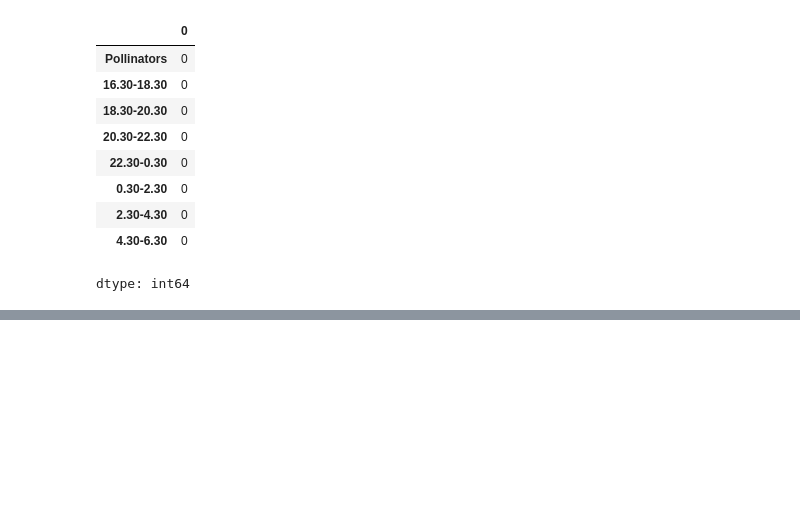
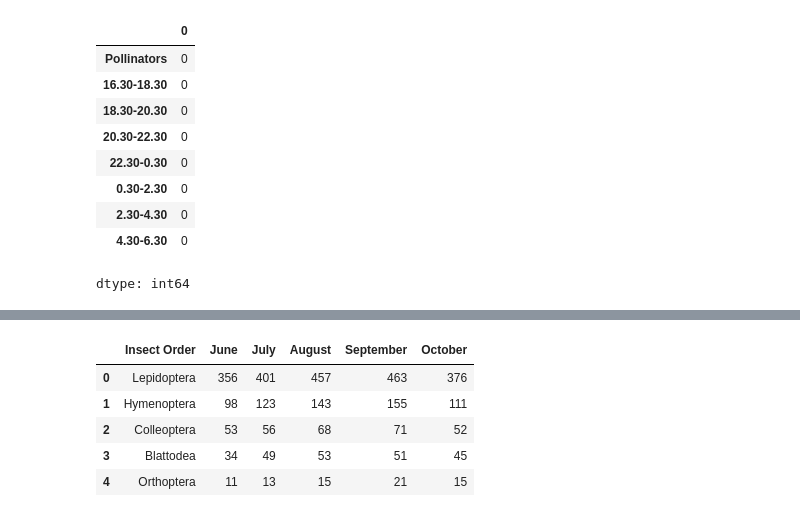
Before and after one commit to snehatanti/interns-code, a Jupyter notebook: binod_da_luffa.ipynb, the cells around one changed output, grey strips where cells are left out. Cells and saved outputs as stored; diff of their text form; code cells hidden in the pictures; blank space fills up the shorter version.

```diff
--- a/binod_da_luffa.ipynb
+++ b/binod_da_luffa.ipynb
@@ -220,0 +316,11 @@ alt.Chart(df1_melted).mark_rect().encode(
+# %%
+files="E:\\colab practice\\insect1.xlsx"
+df3=pd.read_excel("/content/insect1.xlsx")
+df3.head()
+# %% [output]
+|  | Insect Order | June | July | August | September | October |
+| 0 | Lepidoptera | 356 | 401 | 457 | 463 | 376 |
+| 1 | Hymenoptera | 98 | 123 | 143 | 155 | 111 |
+| 2 | Colleoptera | 53 | 56 | 68 | 71 | 52 |
+| 3 | Blattodea | 34 | 49 | 53 | 51 | 45 |
+| 4 | Orthoptera | 11 | 13 | 15 | 21 | 15 |
```
Also changed, not shown: parts of 8 cells of this notebook.
